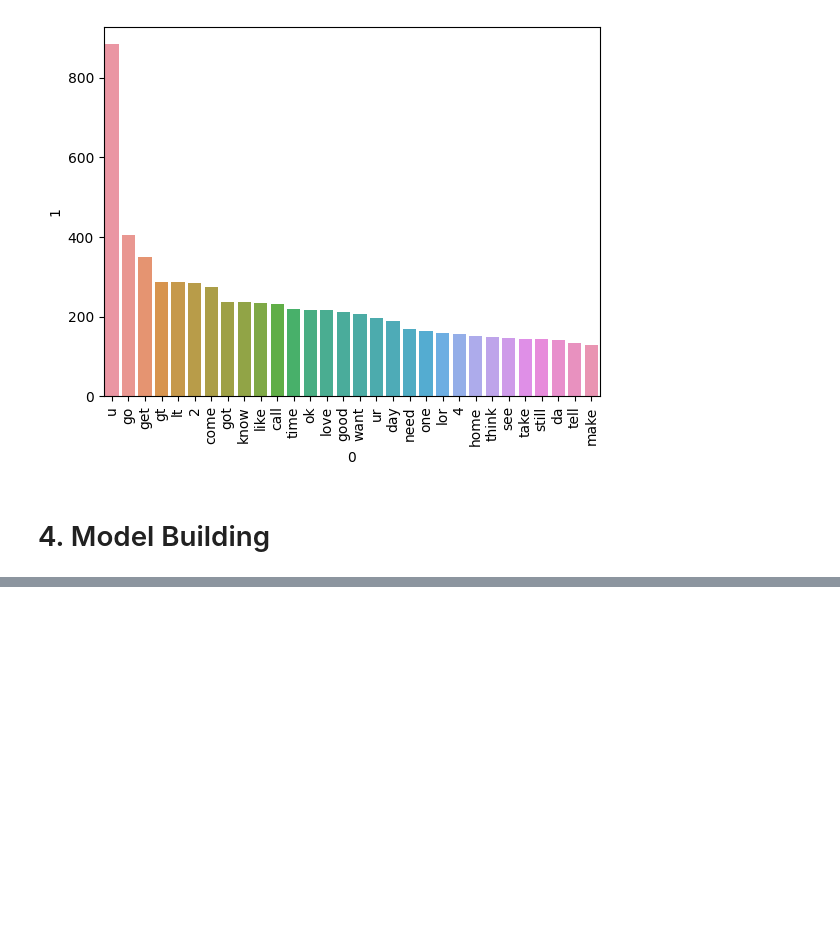
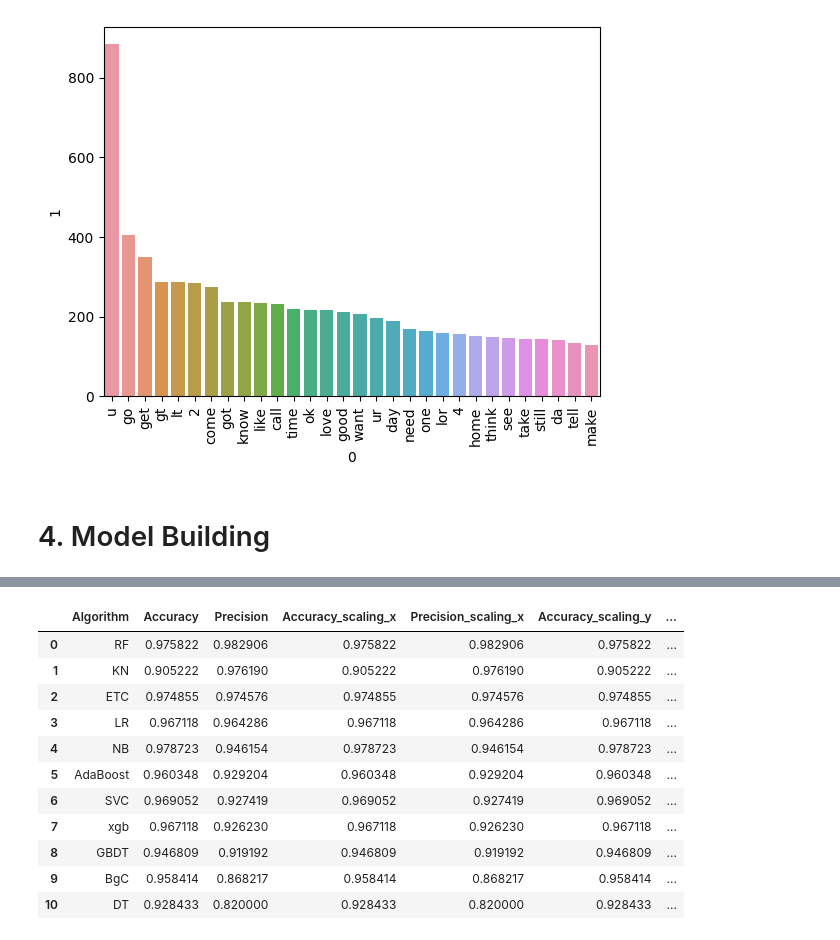
Before and after one commit to awkward-student/sms-spam-classifier, a Jupyter notebook: sms-spam-detection.ipynb, the cells around one changed output, grey strips where cells are left out. Saved outputs shown, nothing was run; the diff lists cells and outputs as text; code cells hidden in the pictures; blank space fills up the shorter version.

```diff
--- a/sms-spam-detection.ipynb
+++ b/sms-spam-detection.ipynb
@@ -560,0 +571,23 @@ plt.show()
+# %%
+temp_df = pandas.DataFrame({'Algorithm':clfs.keys(),'Accuracy_scaling':accuracy_scores,'Precision_scaling':precision_scores}).sort_values('Precision_scaling',ascending=False)
+# %%
+new_df = performance_df.merge(temp_df,on='Algorithm')
+# %%
+new_df_scaled = new_df.merge(temp_df,on='Algorithm')
+# %%
+temp_df = pandas.DataFrame({'Algorithm':clfs.keys(),'Accuracy_num_chars':accuracy_scores,'Precision_num_chars':precision_scores}).sort_values('Precision_num_chars',ascending=False)
+# %%
+new_df_scaled.merge(temp_df,on='Algorithm')
+# %% [output]
+|  | Algorithm | Accuracy | Precision | Accuracy_scaling_x | Precision_scaling_x | Accuracy_scaling_y | ... |
+| 0 | RF | 0.975822 | 0.982906 | 0.975822 | 0.982906 | 0.975822 | ... |
+| 1 | KN | 0.905222 | 0.976190 | 0.905222 | 0.976190 | 0.905222 | ... |
+| 2 | ETC | 0.974855 | 0.974576 | 0.974855 | 0.974576 | 0.974855 | ... |
+| 3 | LR | 0.967118 | 0.964286 | 0.967118 | 0.964286 | 0.967118 | ... |
+| 4 | NB | 0.978723 | 0.946154 | 0.978723 | 0.946154 | 0.978723 | ... |
+| 5 | AdaBoost | 0.960348 | 0.929204 | 0.960348 | 0.929204 | 0.960348 | ... |
+| 6 | SVC | 0.969052 | 0.927419 | 0.969052 | 0.927419 | 0.969052 | ... |
+| 7 | xgb | 0.967118 | 0.926230 | 0.967118 | 0.926230 | 0.967118 | ... |
+| 8 | GBDT | 0.946809 | 0.919192 | 0.946809 | 0.919192 | 0.946809 | ... |
+| 9 | BgC | 0.958414 | 0.868217 | 0.958414 | 0.868217 | 0.958414 | ... |
+| 10 | DT | 0.928433 | 0.820000 | 0.928433 | 0.820000 | 0.928433 | ... |
```
Also changed, not shown: parts of 20 cells of this notebook, 2 other files.
